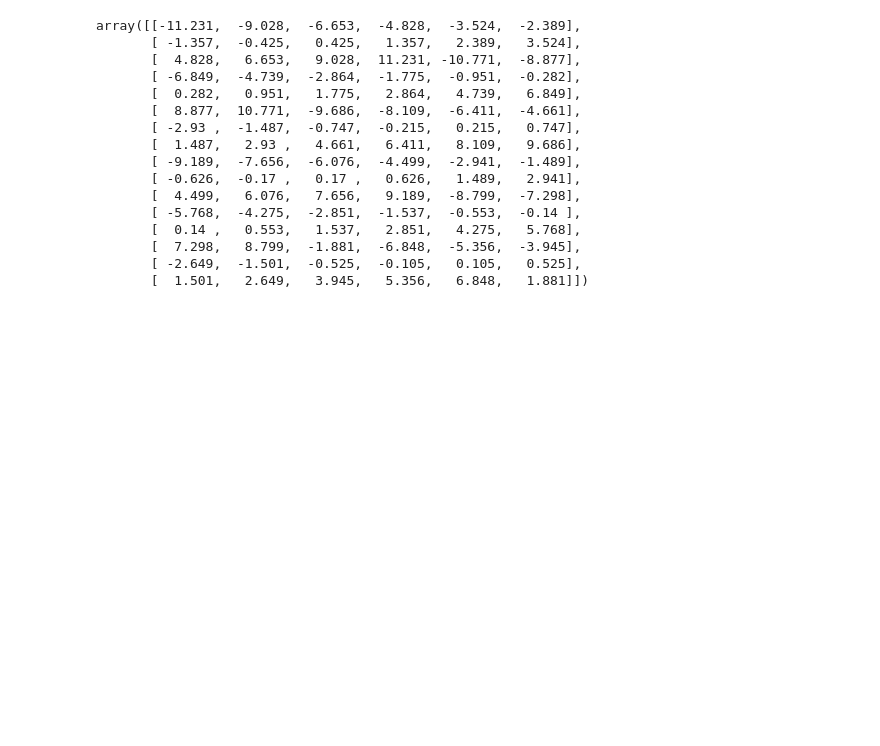
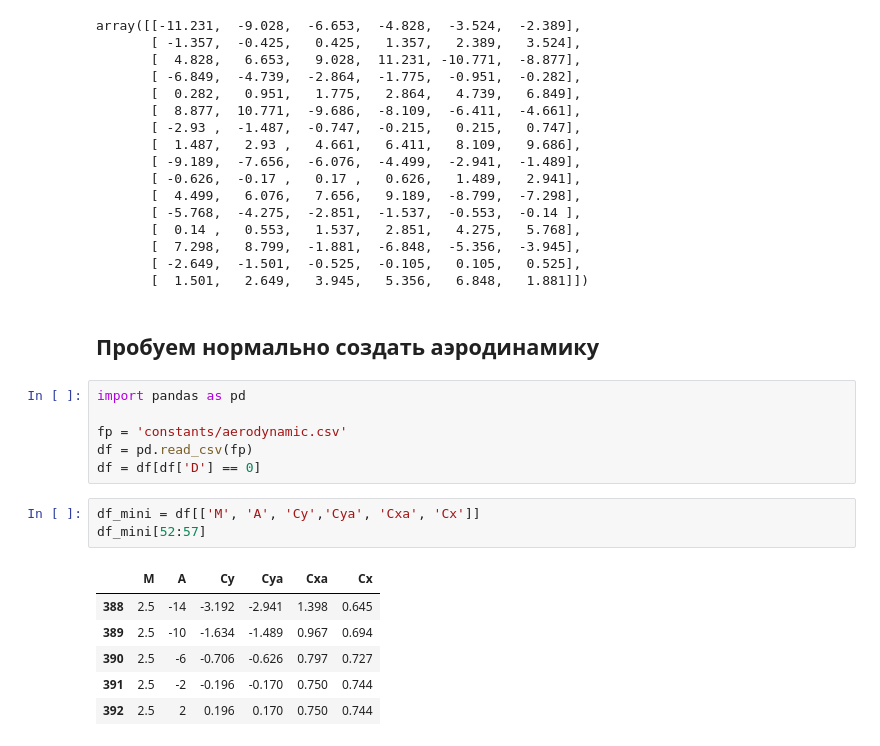
Before and after one commit to TovarnovM/neuro_missile, a Jupyter notebook: src/for testing.ipynb, the cells around one changed output. Saved outputs shown, nothing was run; the diff lists cells and outputs as text; blank space fills up the shorter version.

```diff
--- a/src/for testing.ipynb
+++ b/src/for testing.ipynb
@@ -149,3 +181,21 @@ array([[-11.231,  -9.028,  -6.653,  -4.828,  -3.524,  -2.389],
        [  7.298,   8.799,  -1.881,  -6.848,  -5.356,  -3.945],
        [ -2.649,  -1.501,  -0.525,  -0.105,   0.105,   0.525],
        [  1.501,   2.649,   3.945,   5.356,   6.848,   1.881]])
+# %% [markdown]
+## Пробуем нормально создать аэродинамику
+# %%
+import pandas as pd
+
+fp = 'constants/aerodynamic.csv'
+df = pd.read_csv(fp)
+df = df[df['D'] == 0]
+# %%
+df_mini = df[['M', 'A', 'Cy','Cya', 'Cxa', 'Cx']]
+df_mini[52:57]
+# %% [output]
+|  | M | A | Cy | Cya | Cxa | Cx |
+| 388 | 2.5 | -14 | -3.192 | -2.941 | 1.398 | 0.645 |
+| 389 | 2.5 | -10 | -1.634 | -1.489 | 0.967 | 0.694 |
+| 390 | 2.5 | -6 | -0.706 | -0.626 | 0.797 | 0.727 |
+| 391 | 2.5 | -2 | -0.196 | -0.170 | 0.750 | 0.744 |
+| 392 | 2.5 | 2 | 0.196 | 0.170 | 0.750 | 0.744 |
```
Also changed, not shown: parts of 8 cells of this notebook, 2 other files.
